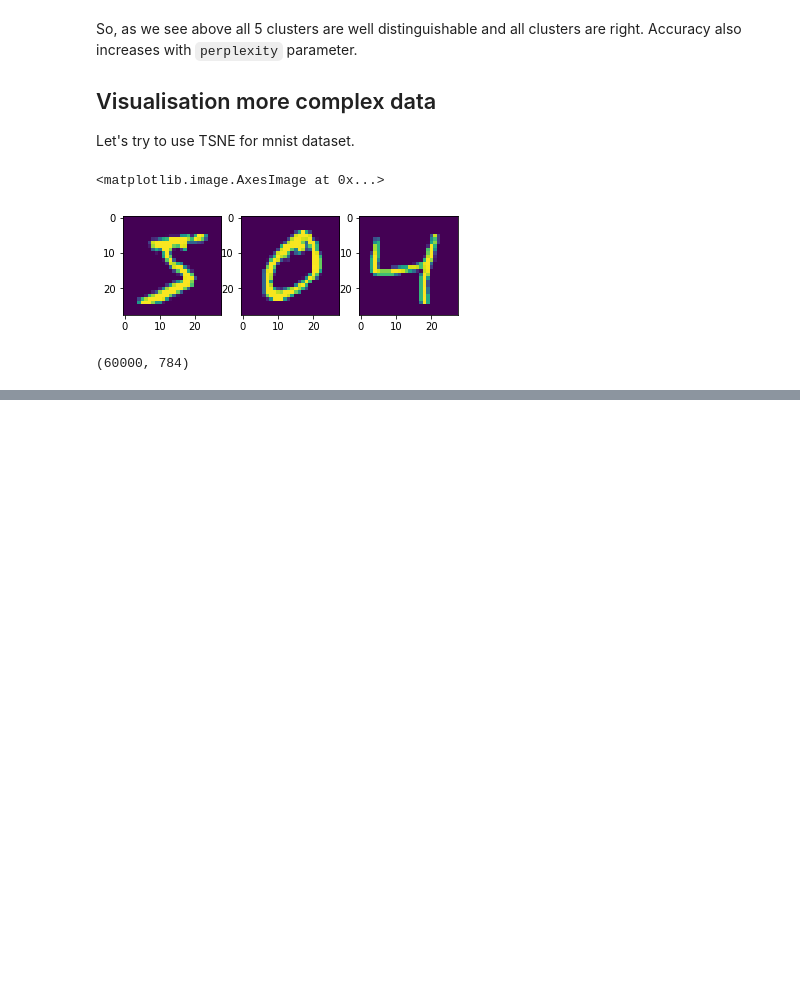
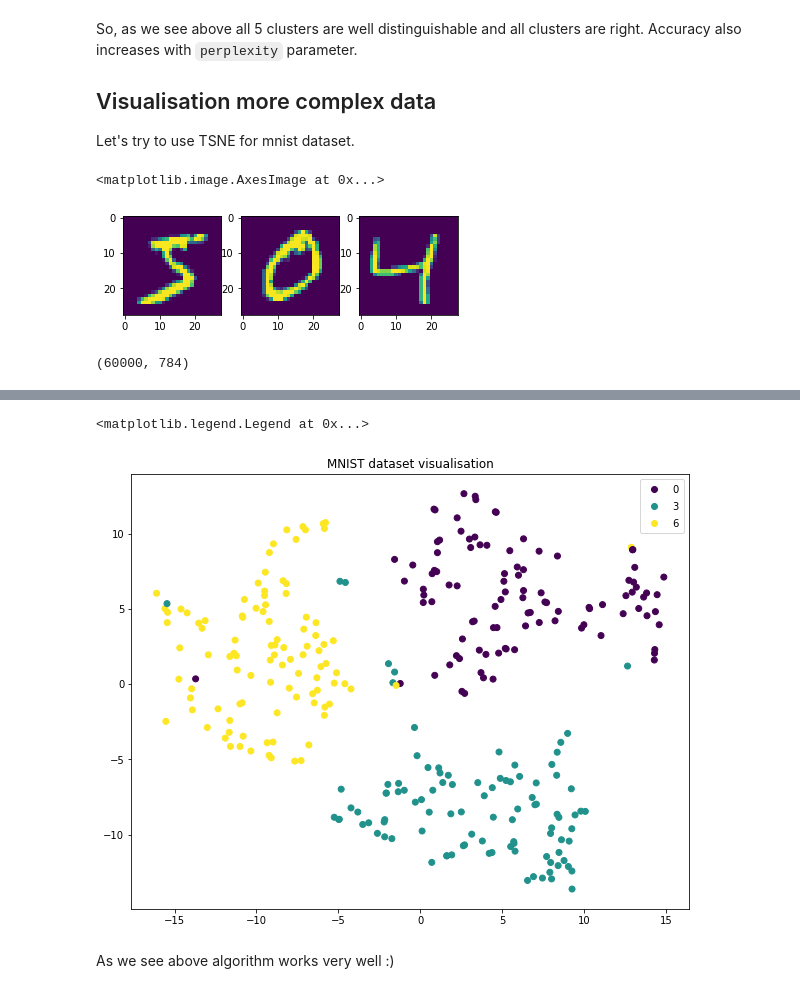
Before and after one commit to NikitaSikalov/DataViz, a Jupyter notebook: TSNE.ipynb, the cells around one changed output, grey strips where cells are left out. Cells and saved outputs as stored; diff of their text form; code cells hidden in the pictures; blank space fills up the shorter version.

```diff
--- a/TSNE.ipynb
+++ b/TSNE.ipynb
@@ -368 +369,30 @@ X = pca.fit_transform(X) / 100
+# %%
+def get_data_from_mnist(X, labels, numbers: tp.Set[int], count_per_digit: int = 50) -> tp.Any:
+    counts = defaultdict(int)
+
+    tmp = []
+    filtered_labels = []
+    for point, n in zip(X, labels):
+        if n not in numbers:
+            continue
+
+        counts[n] += 1
+        tmp.append(point)
+        filtered_labels.append(n)
+
+        if counts[n] == count_per_digit:
+            numbers.remove(n)
+
+        if not numbers:
+            break
+
+    return np.vstack(tuple(tmp)), filtered_labels
+# %%
+# Take only 300 points: 100 samples on each of 3 digit
+X_mnist, labels_mnist = get_data_from_mnist(X, labels, {0, 3, 6}, 100)
+# %%
+# Reduce dim from 784 to 30 with PCA
+pca = PCA(n_components=30)
+
+X_mnist = pca.fit_transform(X_mnist) / 100
 # %%
@@ -372,2 +402,2 @@ X.shape
 # %%
-model = TSNE(deepcopy(X), reduced_dim=2, perplexity=40, max_iterations=300, labels=labels)
+model = TSNE(deepcopy(X_mnist), reduced_dim=2, perplexity=40, max_iterations=250, labels=labels_mnist)
@@ -381,0 +417,13 @@ plt.legend(*scatter.legend_elements())
+# %%
+# Plotting result
+points = model.out_points
+
+plt.figure(figsize=(10, 8))
+plt.title("MNIST dataset visualisation")
+scatter = plt.scatter(points[:, 0], points[:, 1], c=model.labels)
+plt.legend(*scatter.legend_elements())
+# %% [output]
+<matplotlib.legend.Legend at 0x...>
+[figure, added]
+# %% [markdown]
+As we see above algorithm works very well :)
```
Also changed, not shown: parts of 14 cells of this notebook, 1 other file.
